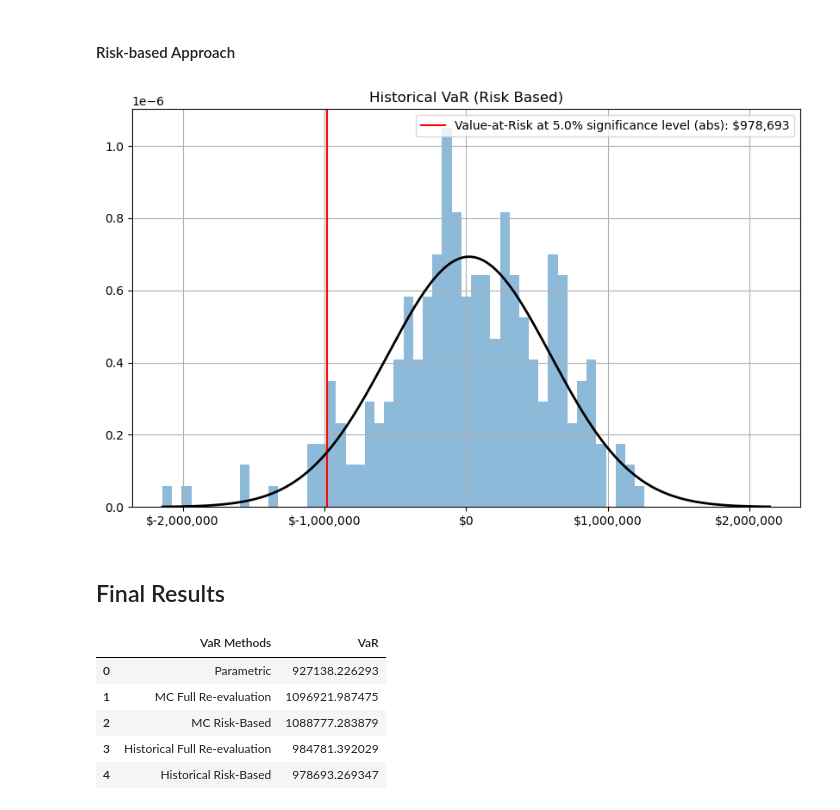
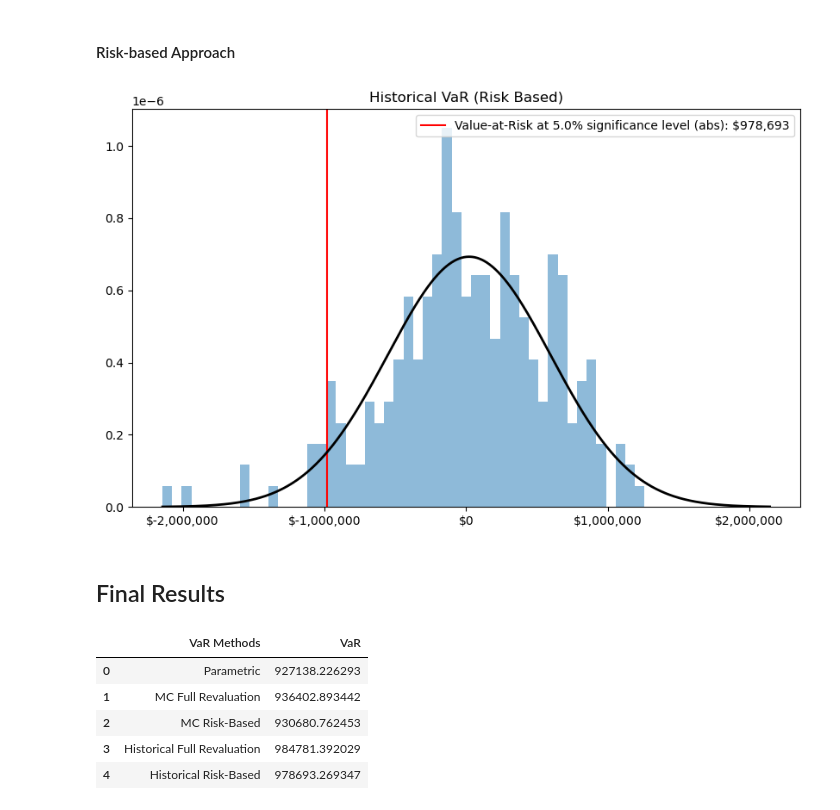
Before and after one commit to kilowiski/risk-analysis-mirror, a Jupyter notebook: assignment_1/assignment1_eko.ipynb, the cells around one changed output. Drawn from its saved outputs; the diff is of its cells as text; code cells hidden in the pictures.

```diff
--- a/assignment_1/assignment1_eko.ipynb
+++ b/assignment_1/assignment1_eko.ipynb
@@ -221,9 +218,8 @@ class MonteCarloSimulation:
 # %% [markdown]
 ## Data Import & Common Parameters
 # %%
-file_directory = "./hist_data.xlsm"
+file_directory = "./hist_data_updated.xlsm"
 # Only take relevant rates tenor (1 - 10 years) for now
-# Todo: dont hardcode this
 df_sofr = pd.read_excel(file_directory, sheet_name="SofrCurve")[6:16].reset_index(
     drop=True
 )
@@ -418,7 +414,6 @@ class ValueAtRisk:
         )
 
         plt.plot(x, y, "k", linewidth=2)
-        plt.grid()
         plt.legend(loc="upper right")
         ax.xaxis.set_major_formatter("${x:1,.0f}")
         plt.show()
@@ -445,7 +440,6 @@ class VaRComputationalApproach:
         self, risk_factors: npt.NDArray, asset_sensitivity: float
     ):
         sample_returns = []
-        # Hard-coded for now
         # Rates
         rates_hist_changes = np.array(risk_factors)[0:10, :]
         swaps_return = []
@@ -555,7 +556,14 @@ class VaRMonteCarlo(ValueAtRisk):
         self.VaR = self.compute_VaR()
 
     def simulate_mc_risk_factors(self):
-        return MonteCarloSimulation(self.risk_factors, "cholesky").simulate_samples().T
+        rng = np.random.default_rng(seed=42)
+        np_multiv_norm = rng.multivariate_normal(
+            self.risk_factors.mean(axis=1),
+            np.cov(self.risk_factors),
+            2**14 - 1,
+            method="cholesky",
+        ).T
+        return np_multiv_norm
 
     def compute_sample_returns(self):
         return VaRComputationalApproach(self.method).compute_sample_returns(
@@ -578,7 +586,7 @@ class VaRMonteCarlo(ValueAtRisk):
         )
 
     def plot_var(self):
-        method_dict = {"full_reeval": "Full Re-evaluation", "risk_based": "Risk Based"}
+        method_dict = {"full_reeval": "Full Revaluation", "risk_based": "Risk Based"}
         title = "Monte Carlo VaR ({})".format(method_dict[self.method])
         super().plot_var(title, self.mean, self.variance)
 # %% [markdown]
@@ -652,7 +660,7 @@ class VaRHistorical(ValueAtRisk):
         )
 
     def plot_var(self):
-        method_dict = {"full_reeval": "Full Re-evaluation", "risk_based": "Risk Based"}
+        method_dict = {"full_reeval": "Full Revaluation", "risk_based": "Risk Based"}
         title = "Historical VaR ({})".format(method_dict[self.method])
         super().plot_var(title, self.mean, self.variance)
 # %% [markdown]
@@ -682,34 +690,34 @@ var_historical_risk = VaRHistorical(
 
 var_historical_risk.plot_var()
 # %% [output]
-[figure, old version]
+[figure, new version]
 # %% [markdown]
 ## Final Results
 # %%
 result_dict = {
     "VaR Methods": [
         "Parametric",
-        "MC Full Re-evaluation",
+        "MC Full Revaluation",
         "MC Risk-Based",
-        "Historical Full Re-evaluation",
+        "Historical Full Revaluation",
         "Historical Risk-Based",
     ],
     "VaR": [
         var_parametric.VaR,
         var_monte_carlo_full_reeval.VaR,
         var_monte_carlo_risk.VaR,
         var_historical_full_reeval.VaR,
         var_historical_risk.VaR,
     ],
 }
 
 df_results = pd.DataFrame(result_dict)
 pd.set_option("float_format", "{:f}".format)
 df_results
 # %% [output]
 |  | VaR Methods | VaR |
 | 0 | Parametric | 927138.226293 |
-| 1 | MC Full Re-evaluation | 1096921.987475 |
-| 2 | MC Risk-Based | 1088777.283879 |
-| 3 | Historical Full Re-evaluation | 984781.392029 |
+| 1 | MC Full Revaluation | 936402.893442 |
+| 2 | MC Risk-Based | 930680.762453 |
+| 3 | Historical Full Revaluation | 984781.392029 |
 | 4 | Historical Risk-Based | 978693.269347 |
```
Also changed, not shown: parts of 9 cells of this notebook, 1 other file.
